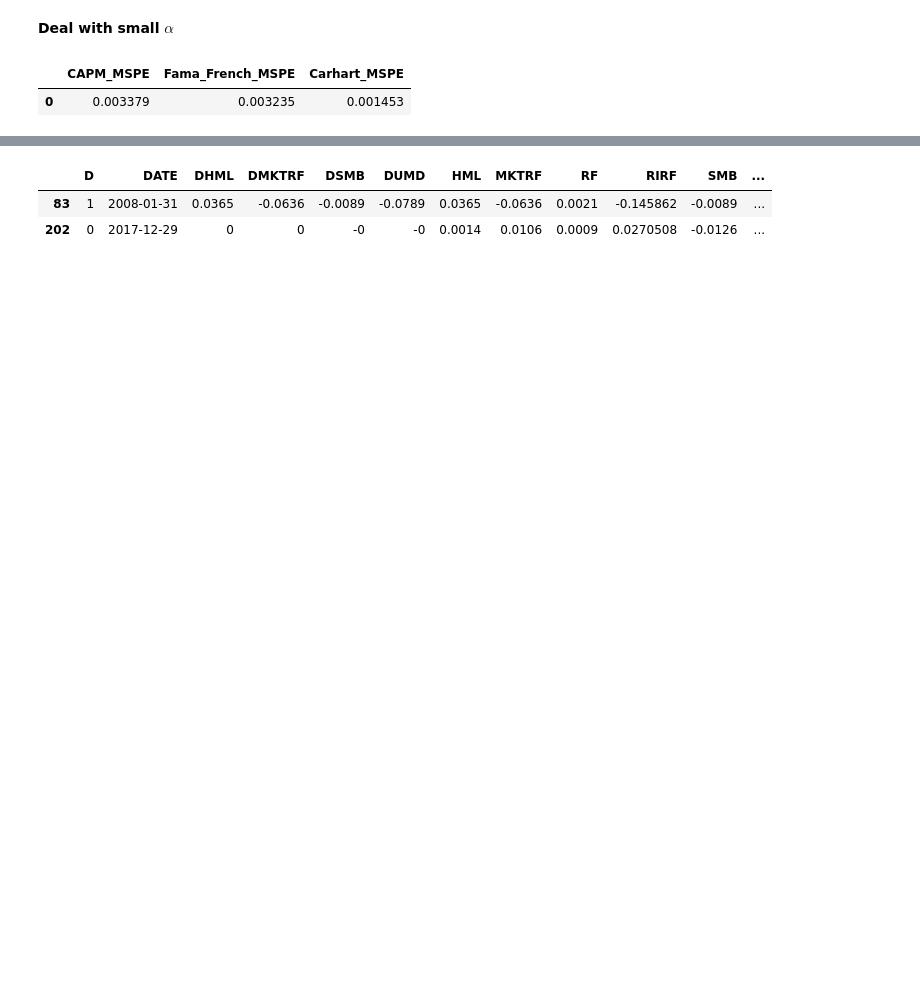
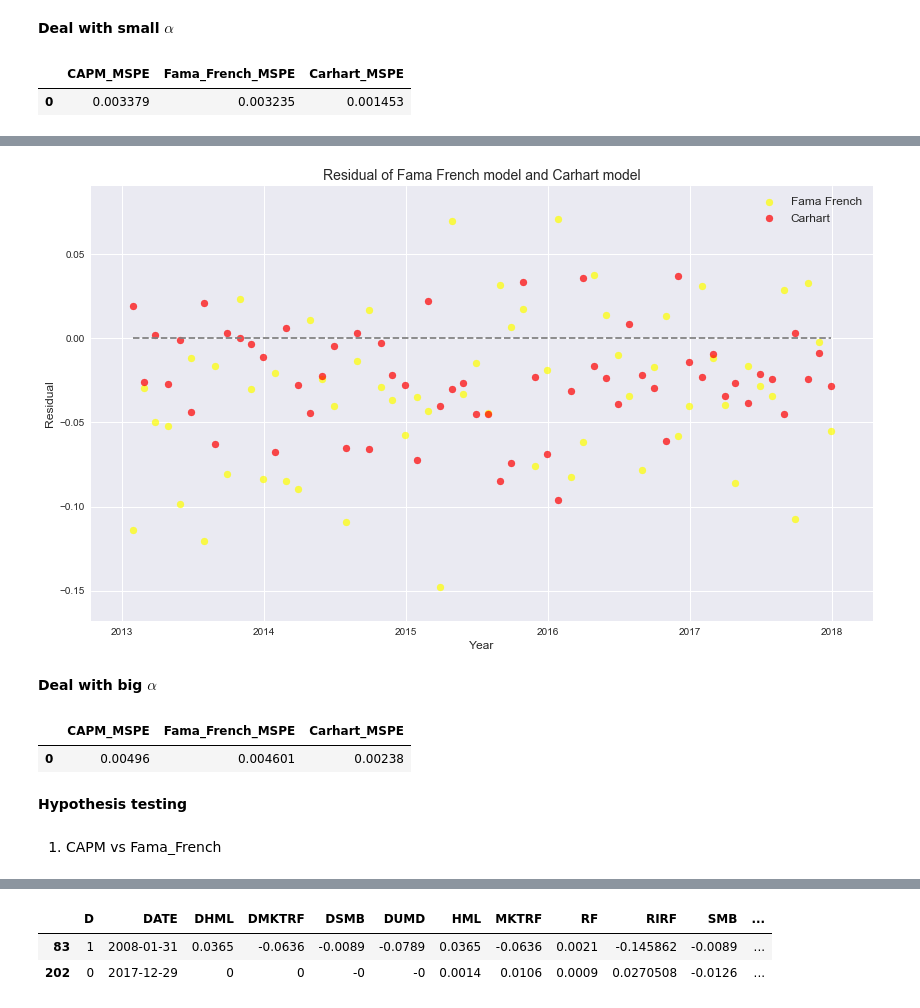
Before and after one commit to Andy-Liu66/2018NCCU-Econometrics, a Jupyter notebook: Homework 2/Homework 2.ipynb, the cells around one changed output, grey strips where cells are left out. Saved outputs shown, nothing was run; the diff lists cells and outputs as text; code cells hidden in the pictures; blank space fills up the shorter version.

```diff
--- a/Homework 2/Homework 2.ipynb
+++ b/Homework 2/Homework 2.ipynb
@@ -551,0 +599,51 @@ plt.legend();
+# %%
+# plot residual (Fama_French vs Carhart)
+plt.style.use("seaborn")
+plt.figure(figsize=(14, 8))
+plt.scatter(residual.index, residual.Fama_French, c="yellow", label="Fama French", alpha=0.7)
+plt.scatter(residual.index, residual.Carhart, c="red", label="Carhart", alpha=0.7)
+plt.title("Residual of Fama French model and Carhart model", size=14)
+plt.plot(residual.index, [0]*len(residual), ls="--", c="grey")
+plt.legend(fontsize=12)
+plt.xlabel("Year", size=12)
+plt.ylabel("Residual", size=12);
+# %% [output]
+[figure, added]
+# %% [markdown]
+**Deal with big $\alpha$**
+# %%
+# run with CAPM model
+CAPM_model = ols_model(big_alpha_return_early[["MKTRF"]],
+                       big_alpha_return_early[["RIRF"]])
+
+CAPM_MSPE = CAPM_model.calculate_MSPE(big_alpha_return_later[["MKTRF"]],
+                                      big_alpha_return_later["RF"],
+                                      big_alpha_return_later["VWPRet"])
+
+# run with Fama French model
+Fama_French_model = ols_model(big_alpha_return_early[["MKTRF", "SMB", "HML"]],
+                              big_alpha_return_early[["RIRF"]])
+
+Fama_French_MSPE = Fama_French_model.calculate_MSPE(big_alpha_return_later[["MKTRF", "SMB", "HML"]],
+                                                    big_alpha_return_later["RF"],
+                                                    big_alpha_return_later["VWPRet"])
+
+# run with Carhart model
+Carhart_model = ols_model(big_alpha_return_early[["MKTRF", "SMB", "HML", "UMD"]],
+                          big_alpha_return_early[["RIRF"]])
+
+Carhart_MSPE = Carhart_model.calculate_MSPE(big_alpha_return_later[["MKTRF", "SMB", "HML", "UMD"]],
+                                            big_alpha_return_later["RIRF"],
+                                            big_alpha_return_later["VWPRet"])
+
+# combine result
+result = pd.DataFrame([CAPM_MSPE, Fama_French_MSPE, Carhart_MSPE]).T
+result.columns = ["CAPM_MSPE", "Fama_French_MSPE", "Carhart_MSPE"]
+result
+# %% [output]
+|  | CAPM_MSPE | Fama_French_MSPE | Carhart_MSPE |
+| 0 | 0.00496 | 0.004601 | 0.00238 |
+# %% [markdown]
+**Hypothesis testing**
+# %% [markdown]
+1. CAPM vs Fama_French
```
Also changed, not shown: parts of 39 cells of this notebook.
